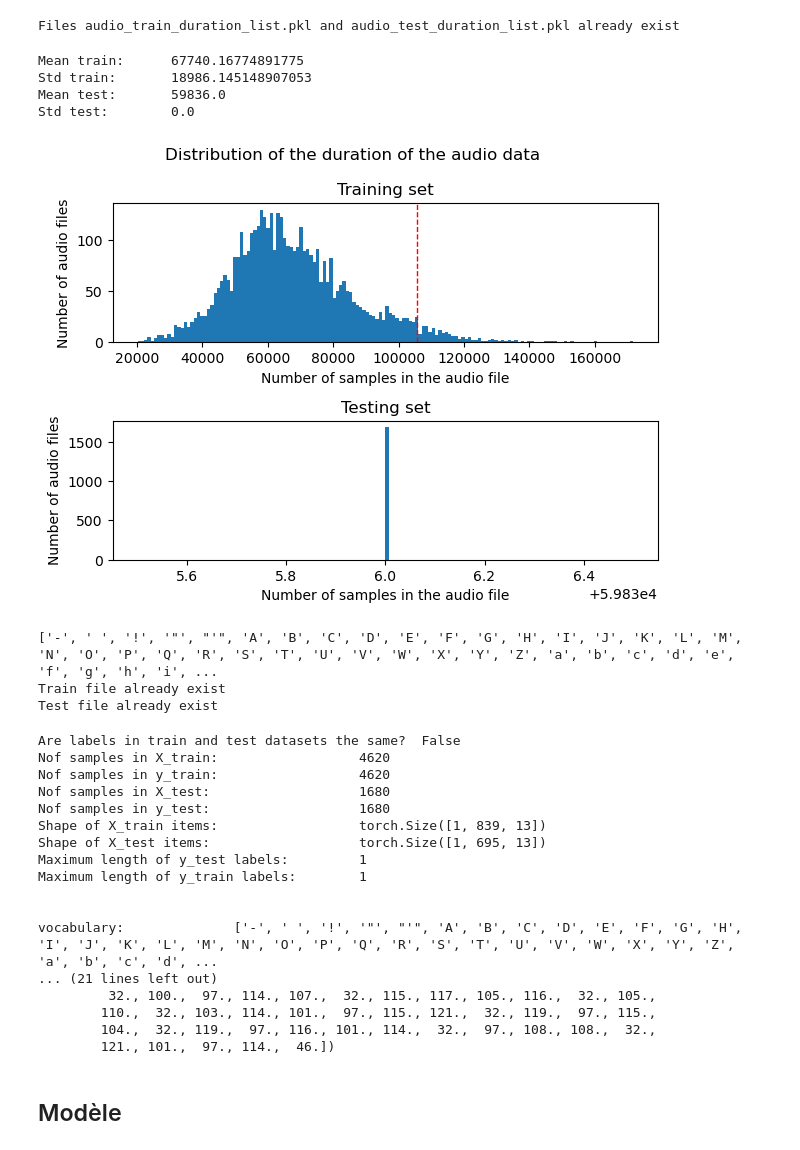
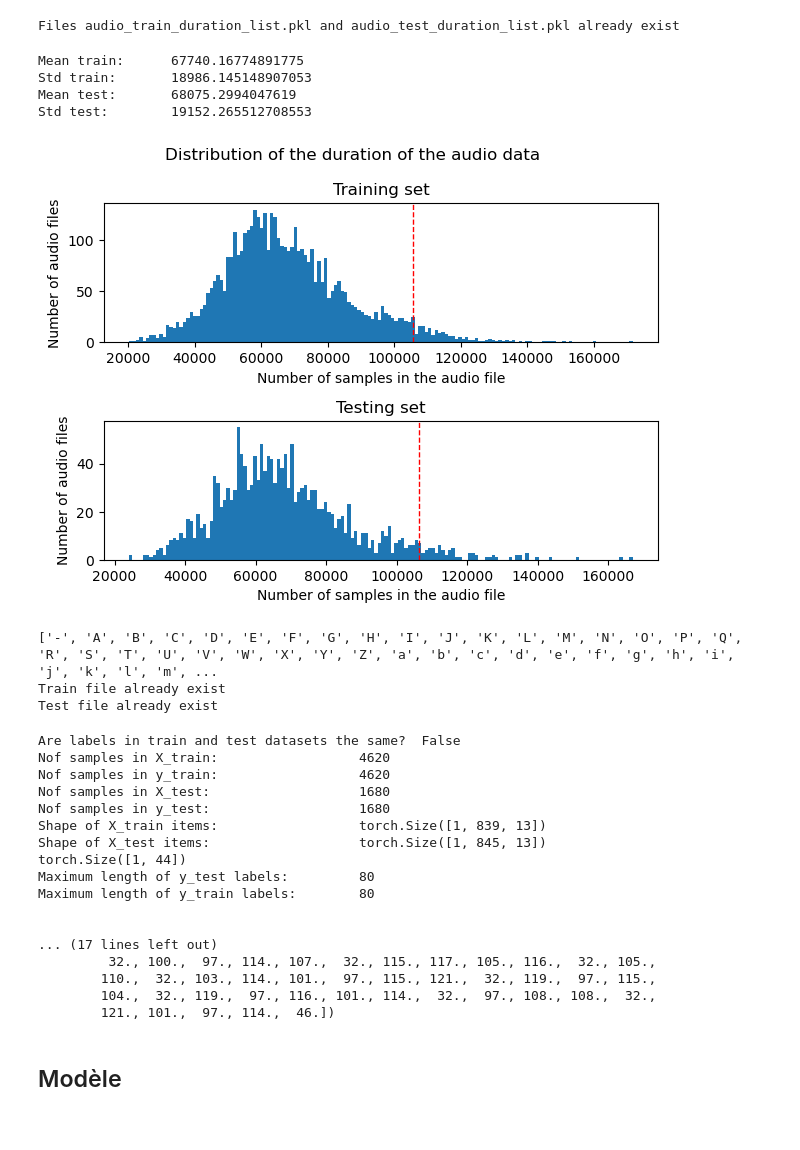
Before and after one commit to dldou/End-to-end-speech-recognition, a Jupyter notebook: End_to_end_speech_recognition.ipynb, the cells around one changed output. Saved outputs shown, nothing was run; the diff lists cells and outputs as text; code cells hidden in the pictures.

```diff
--- a/End_to_end_speech_recognition.ipynb
+++ b/End_to_end_speech_recognition.ipynb
@@ -178,6 +178,7 @@ def display_samples_time_distrib(dataframe_of_interest):
                 audio, sample_rate = librosa.load(path)
                 train_duration_list.append(audio.shape[0])
             else:
+                audio, sample_rate = librosa.load(path)
                 test_duration_list.append(audio.shape[0])
 
     train_duration_list.sort()
@@ -216,36 +217,37 @@ mean_train = np.mean(audio_train_duration_list)
 mean_test  = np.mean(audio_test_duration_list)
 std_train = np.std(audio_train_duration_list)
 std_test  = np.std(audio_test_duration_list)
 
 print(f'Mean train:\t {mean_train}\nStd train:\t {std_train}')
 print(f'Mean test:\t {mean_test}\nStd test:\t {std_test}')
 
 fig, axs = plt.subplots(2)
 
 axs[0].hist(audio_train_duration_list, bins=150)
 axs[0].set_title("Training set")
 axs[0].set_xlabel("Number of samples in the audio file")
 axs[0].set_ylabel("Number of audio files")
 # For the training set, we will truncate at 2 std from the mean all the audio samples which duration
 # is superior to the mean and pad to the choosen length the others
 axs[0].axvline(mean_train + 2*std_train, color='r', linestyle='dashed', linewidth=1)
 
 
 axs[1].hist(audio_test_duration_list, bins=150)
 axs[1].set_title("Testing set")
 axs[1].set_xlabel("Number of samples in the audio file")
 axs[1].set_ylabel("Number of audio files")
+axs[1].axvline(mean_test + 2*std_test, color='r', linestyle='dashed', linewidth=1)
 
 fig.suptitle("Distribution of the duration of the audio data")
 
 fig.tight_layout()
 plt.show()
 # %% [output]
 Mean train:      67740.16774891775
 Std train:       18986.145148907053
-Mean test:       59836.0
-Std test:        0.0
+Mean test:       68075.2994047619
+Std test:        19152.265512708553
-[figure, old version]
+[figure, new version]
 # %%
 def trunc_pad_audio_data(audio_file, truncate_val):
 
@@ -321,6 +323,9 @@ def fill_X_and_y(list_type, vocabulary_list, truncate_val=0):
 
         # trunc or pad the audio file
         trunc_audio = trunc_pad_audio_data(audio, truncate_val)
+
+        if list_type == "TEST":
+            print(trunc_audio.shape)
 
         # hop length is set as in the cited paper
         mfcc_spectrogram   = librosa.feature.mfcc(y=trunc_audio, sr=sample_rate, n_fft=254, hop_length=254-128, n_mels=13)
@@ -356,14 +361,17 @@ def load_datasets(file_name):
 if __name__=="__main__":
 
     # blanc element must be in first
-    vocabulary = ["-"] + [chr(i) for i in range(32, 35)] + ["'"] + [chr(i) for i in range(65, 91)] + [chr(i) for i in range(97, 123)] + [",", ".", ":", ";", "?"]
-    # Print vocabulary list (- for blank space)
+    vocabulary = ["-"] + [chr(i) for i in range(65, 91)] + [chr(i) for i in range(97, 123)] + [",", ".", ":", ";", "?"] + [chr(i) for i in range(32, 35)] + ["'"]
+
+    # In vocabulary - stands for the blank item
     print(vocabulary)
 
-    #Statistic info
+    # Statistic info
+    # train
     mean_train = np.mean(audio_train_duration_list)
+    std_train = np.std(audio_train_duration_list)
+    # test
     mean_test  = np.mean(audio_test_duration_list)
-    std_train = np.std(audio_train_duration_list)
     std_test  = np.std(audio_test_duration_list)
 
     if not os.path.isfile("trunc_pad_train.pkl"):
@@ -379,7 +387,7 @@ if __name__=="__main__":
 
         file_name = "trunc_pad_test.pkl"
         # no need trucating audio files in X_test because all at same length
-        X_test, y_test   = fill_X_and_y(list_type="TEST", vocabulary_list=vocabulary)
+        X_test, y_test   = fill_X_and_y(list_type="TEST", vocabulary_list=vocabulary, truncate_val=int(mean_test + 2*std_test))
         save_datasets(X_test, y_test, file_name)
 
     else:
@@ -389,7 +397,7 @@ if __name__=="__main__":
         file_name = "trunc_pad_test.pkl"
         X_test, y_test   = load_datasets(file_name)
 # %% [output]
-['-', ' ', '!', '"', "'", 'A', 'B', 'C', 'D', 'E', 'F', 'G', 'H', 'I', 'J', 'K', 'L', 'M', 'N', 'O', 'P', 'Q', 'R', 'S', 'T', 'U', 'V', 'W', 'X', 'Y', 'Z', 'a', 'b', 'c', 'd', 'e', 'f', 'g', 'h', 'i', ...
+['-', 'A', 'B', 'C', 'D', 'E', 'F', 'G', 'H', 'I', 'J', 'K', 'L', 'M', 'N', 'O', 'P', 'Q', 'R', 'S', 'T', 'U', 'V', 'W', 'X', 'Y', 'Z', 'a', 'b', 'c', 'd', 'e', 'f', 'g', 'h', 'i', 'j', 'k', 'l', 'm', ...
 Train file already exist
 Test file already exist
 # %%
@@ -403,9 +411,11 @@ print(f'Nof samples in y_test:\t\t\t {len(y_test)}')
 print(f'Shape of X_train items:\t\t\t {X_train[0].shape}')
 print(f'Shape of X_test items:\t\t\t {X_test[0].shape}')
 
-max_len_y_test = max([len(y_test[i]) for i in range(len(y_test))])
+print(y_test[1].shape)
+
+max_len_y_test = max([y_test[i].shape[1] for i in range(len(y_test))])
 print(f'Maximum length of y_test labels:\t {max_len_y_test}')
-max_len_y_train = max([len(y_train[i]) for i in range(len(y_train))])
+max_len_y_train = max([y_train[i].shape[1] for i in range(len(y_train))])
 print(f'Maximum length of y_train labels:\t {max_len_y_train}')
 
 print("\n")
@@ -416,7 +426,6 @@ print("encoded_vocabulary: \t", encoded_vocabulary)
 print("\n")
 
 #Decode target
-print("Here", y_test[0])
 decoded_target_y_test = label_decoder(y_test[0])
 print(f'Decode {y_train[0]} to {decoded_target_y_test}')
 print("\n")
@@ -431,13 +440,13 @@ Nof samples in y_train:                  4620
 Nof samples in X_test:                   1680
 Nof samples in y_test:                   1680
 Shape of X_train items:                  torch.Size([1, 839, 13])
-Shape of X_test items:                   torch.Size([1, 695, 13])
-Maximum length of y_test labels:         1
-Maximum length of y_train labels:        1
+Shape of X_test items:                   torch.Size([1, 845, 13])
+torch.Size([1, 44])
+Maximum length of y_test labels:         80
+Maximum length of y_train labels:        80
 
 
-vocabulary:              ['-', ' ', '!', '"', "'", 'A', 'B', 'C', 'D', 'E', 'F', 'G', 'H', 'I', 'J', 'K', 'L', 'M', 'N', 'O', 'P', 'Q', 'R', 'S', 'T', 'U', 'V', 'W', 'X', 'Y', 'Z', 'a', 'b', 'c', 'd', ...
-... (21 lines left out)
+... (17 lines left out)
          32., 100.,  97., 114., 107.,  32., 115., 117., 105., 116.,  32., 105.,
         110.,  32., 103., 114., 101.,  97., 115., 121.,  32., 119.,  97., 115.,
         104.,  32., 119.,  97., 116., 101., 114.,  32.,  97., 108., 108.,  32.,
```
Also changed, not shown: parts of 5 cells of this notebook.
